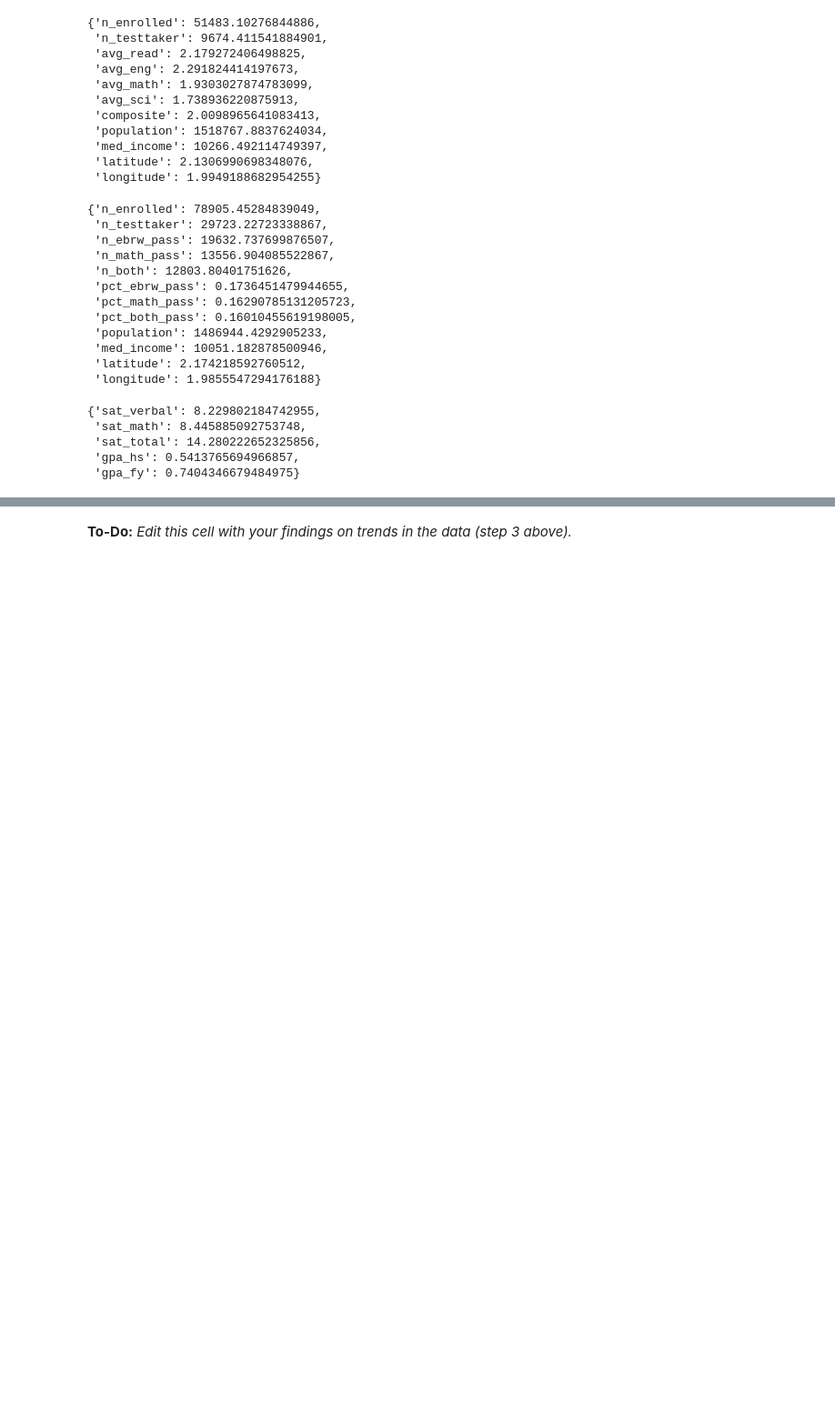
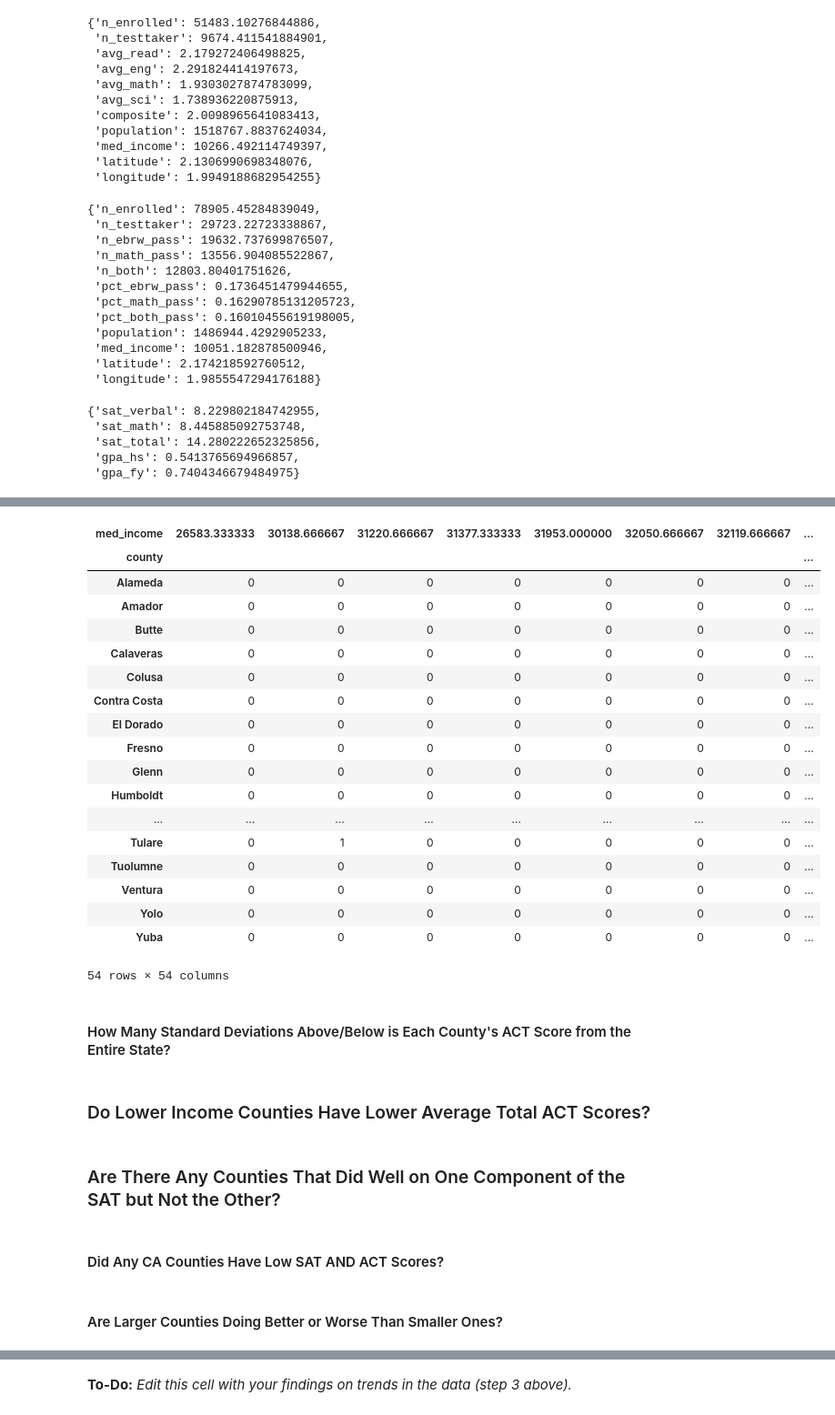
Before and after one commit to farahmalik11/project-1, a Jupyter notebook: code/starter-code.ipynb, the cells around one changed output, grey strips where cells are left out. Shown: that part at 91% size. Saved outputs shown, nothing was run; the diff lists cells and outputs as text; code cells hidden in the pictures; blank space fills up the shorter version.

```diff
--- a/code/starter-code.ipynb
+++ b/code/starter-code.ipynb
@@ -1464,0 +1544,32 @@ sd_ets
+# %%
+pd.crosstab(act_agg_cnty2['county'], act_agg_cnty2['med_income'])
+# %% [output]
+| med_income | 26583.333333 | 30138.666667 | 31220.666667 | 31377.333333 | 31953.000000 | 32050.666667 | 32119.666667 | ... |
+| county |  |  |  |  |  |  |  | ... |
+| Alameda | 0 | 0 | 0 | 0 | 0 | 0 | 0 | ... |
+| Amador | 0 | 0 | 0 | 0 | 0 | 0 | 0 | ... |
+| Butte | 0 | 0 | 0 | 0 | 0 | 0 | 0 | ... |
+| Calaveras | 0 | 0 | 0 | 0 | 0 | 0 | 0 | ... |
+| Colusa | 0 | 0 | 0 | 0 | 0 | 0 | 0 | ... |
+| Contra Costa | 0 | 0 | 0 | 0 | 0 | 0 | 0 | ... |
+| El Dorado | 0 | 0 | 0 | 0 | 0 | 0 | 0 | ... |
+| Fresno | 0 | 0 | 0 | 0 | 0 | 0 | 0 | ... |
+| Glenn | 0 | 0 | 0 | 0 | 0 | 0 | 0 | ... |
+| Humboldt | 0 | 0 | 0 | 0 | 0 | 0 | 0 | ... |
+| ... | ... | ... | ... | ... | ... | ... | ... | ... |
+| Tulare | 0 | 1 | 0 | 0 | 0 | 0 | 0 | ... |
+| Tuolumne | 0 | 0 | 0 | 0 | 0 | 0 | 0 | ... |
+| Ventura | 0 | 0 | 0 | 0 | 0 | 0 | 0 | ... |
+| Yolo | 0 | 0 | 0 | 0 | 0 | 0 | 0 | ... |
+| Yuba | 0 | 0 | 0 | 0 | 0 | 0 | 0 | ... |
+54 rows × 54 columns
+# %% [markdown]
+#### How Many Standard Deviations Above/Below is Each County's ACT Score from the Entire State?
+# %% [markdown]
+### Do Lower Income Counties Have Lower Average Total ACT Scores?
+# %% [markdown]
+### Are There Any Counties That Did Well on One Component of the SAT but Not the Other?
+# %% [markdown]
+#### Did Any CA Counties Have Low SAT AND ACT Scores?
+# %% [markdown]
+#### Are Larger Counties Doing Better or Worse Than Smaller Ones?
```
Also changed, not shown: parts of 14 cells of this notebook.
